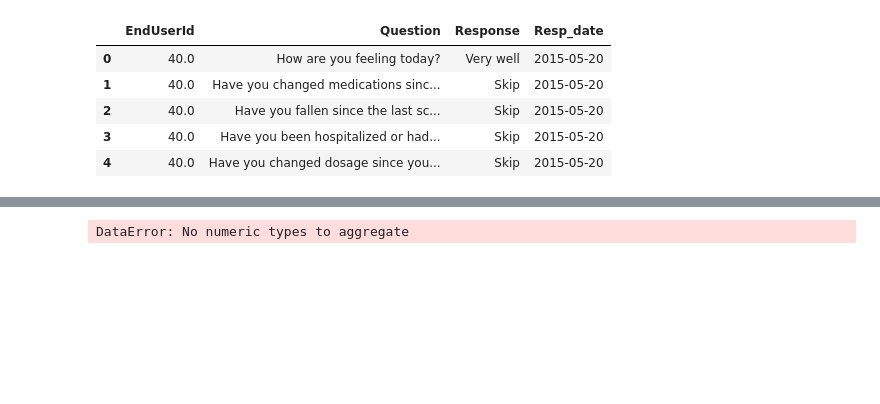
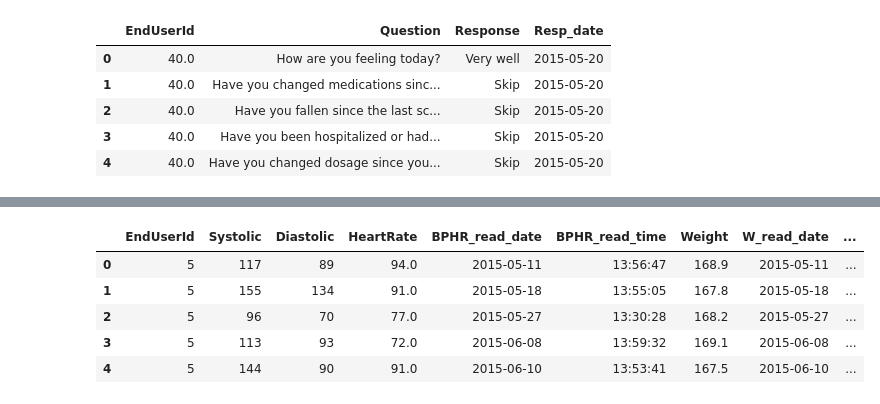
Before and after one commit to btq/TIPS, a Jupyter notebook: dev/load_measures_clean_merge.ipynb, the cells around one changed output, grey strips where cells are left out. Saved outputs shown, nothing was run; the diff lists cells and outputs as text; code cells hidden in the pictures; blank space fills up the shorter version.

```diff
--- a/dev/load_measures_clean_merge.ipynb
+++ b/dev/load_measures_clean_merge.ipynb
@@ -131,4 +151,12 @@ mess_df.head()
 # %%
-mess_df.groupby(['EndUserId','Resp_date'])['Response'].aggregate('mean').unstack() #,columns='Question')
+#mess_df.groupby(['EndUserId','Resp_date'])['Response'].aggregate('mean').unstack() #,columns='Question')
-# %% [output]
-DataError: No numeric types to aggregate
+# %%
+merge_df = pd.merge(bphr_df,weight_df,how='inner',left_on=['EndUserId','BPHR_read_date'],right_on=['EndUserId','W_read_date'])
+merge_df.head()
+# %% [output]
+|  | EndUserId | Systolic | Diastolic | HeartRate | BPHR_read_date | BPHR_read_time | Weight | W_read_date | ... |
+| 0 | 5 | 117 | 89 | 94.0 | 2015-05-11 | 13:56:47 | 168.9 | 2015-05-11 | ... |
+| 1 | 5 | 155 | 134 | 91.0 | 2015-05-18 | 13:55:05 | 167.8 | 2015-05-18 | ... |
+| 2 | 5 | 96 | 70 | 77.0 | 2015-05-27 | 13:30:28 | 168.2 | 2015-05-27 | ... |
+| 3 | 5 | 113 | 93 | 72.0 | 2015-06-08 | 13:59:32 | 169.1 | 2015-06-08 | ... |
+| 4 | 5 | 144 | 90 | 91.0 | 2015-06-10 | 13:53:41 | 167.5 | 2015-06-10 | ... |
```
Also changed, not shown: parts of 23 cells of this notebook, 1 other file.
